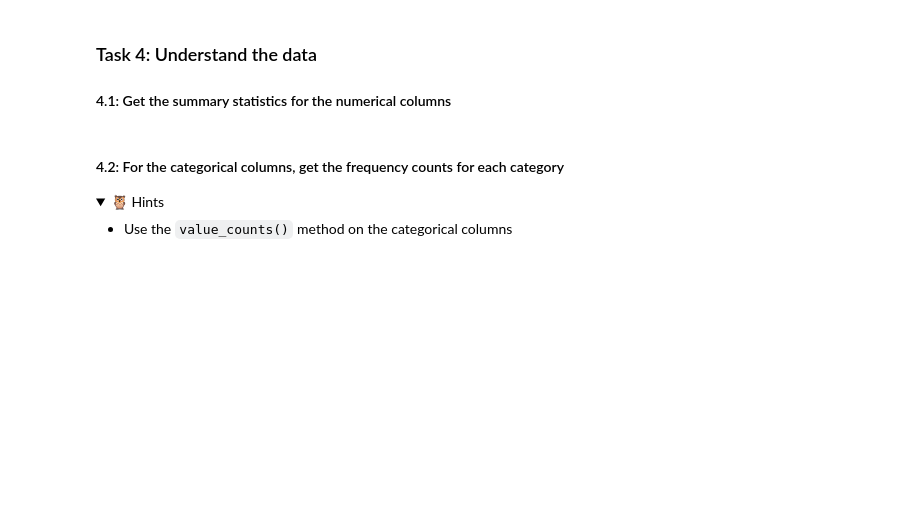
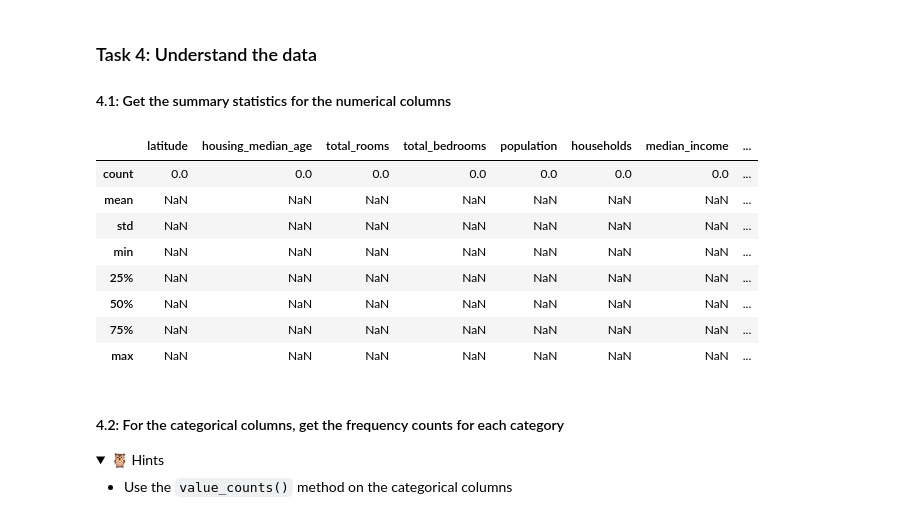
Before and after one commit to IT4063-Spring2025/eda-assignment-oyekunmo, a Jupyter notebook: notebook.ipynb, the cells around one changed output. Cells and saved outputs as stored; diff of their text form; code cells hidden in the pictures; folded sections open; blank space fills up the shorter version.

```diff
--- a/notebook.ipynb
+++ b/notebook.ipynb
@@ -148,6 +148,17 @@ Ocean Proximity:    💻: Categorical-Ordinal
 #### 4.1: Get the summary statistics for the numerical columns
 # %%
 # 💻 Show the descriptive statistics information about the columns in the data frame
+housing.describe()
+# %% [output]
+|  | latitude | housing_median_age | total_rooms | total_bedrooms | population | households | median_income | ... |
+| count | 0.0 | 0.0 | 0.0 | 0.0 | 0.0 | 0.0 | 0.0 | ... |
+| mean | NaN | NaN | NaN | NaN | NaN | NaN | NaN | ... |
+| std | NaN | NaN | NaN | NaN | NaN | NaN | NaN | ... |
+| min | NaN | NaN | NaN | NaN | NaN | NaN | NaN | ... |
+| 25% | NaN | NaN | NaN | NaN | NaN | NaN | NaN | ... |
+| 50% | NaN | NaN | NaN | NaN | NaN | NaN | NaN | ... |
+| 75% | NaN | NaN | NaN | NaN | NaN | NaN | NaN | ... |
+| max | NaN | NaN | NaN | NaN | NaN | NaN | NaN | ... |
 # %% [markdown]
 #### 4.2: For the categorical columns, get the frequency counts for each category
 
```
Also changed, not shown: parts of 3 cells of this notebook.
